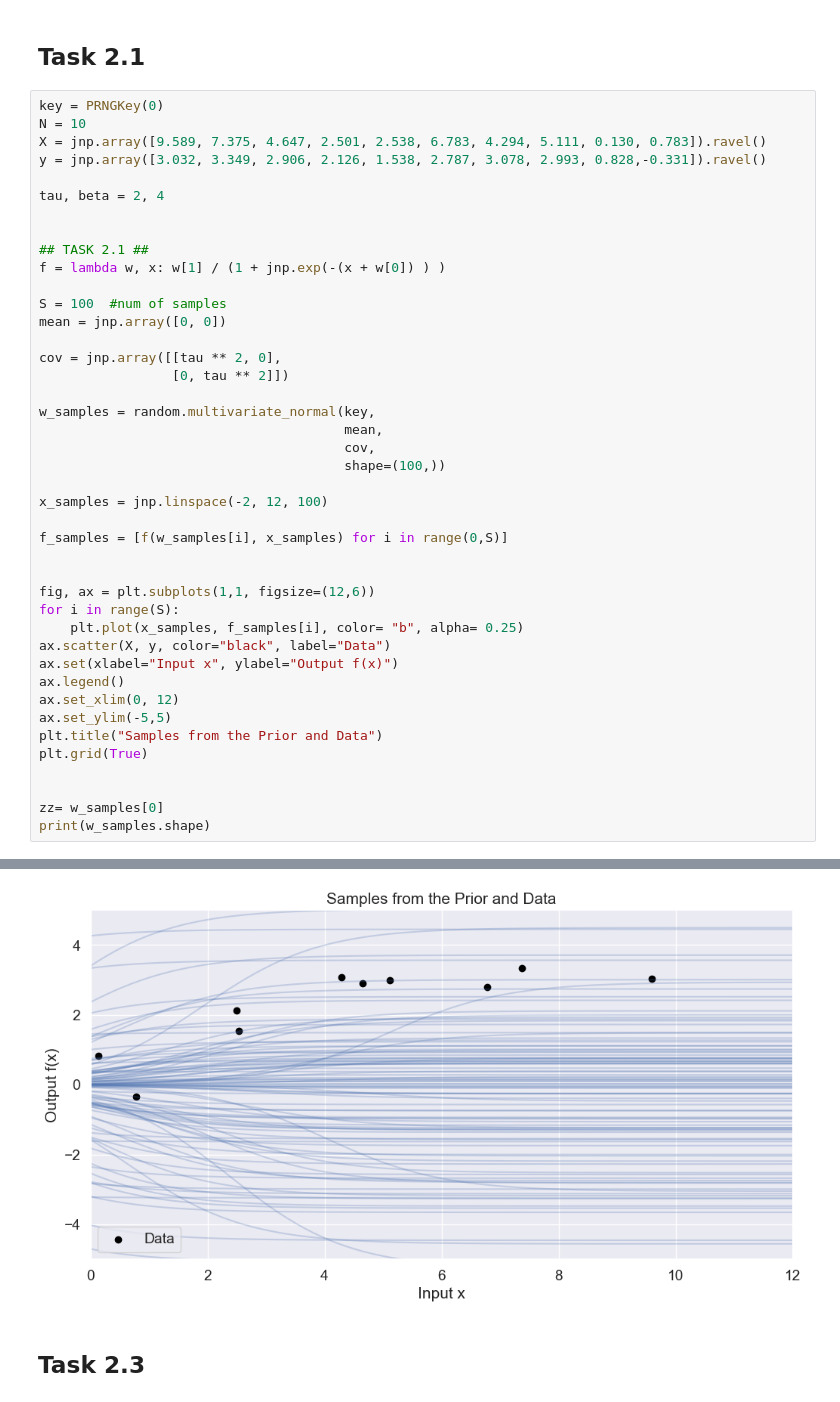
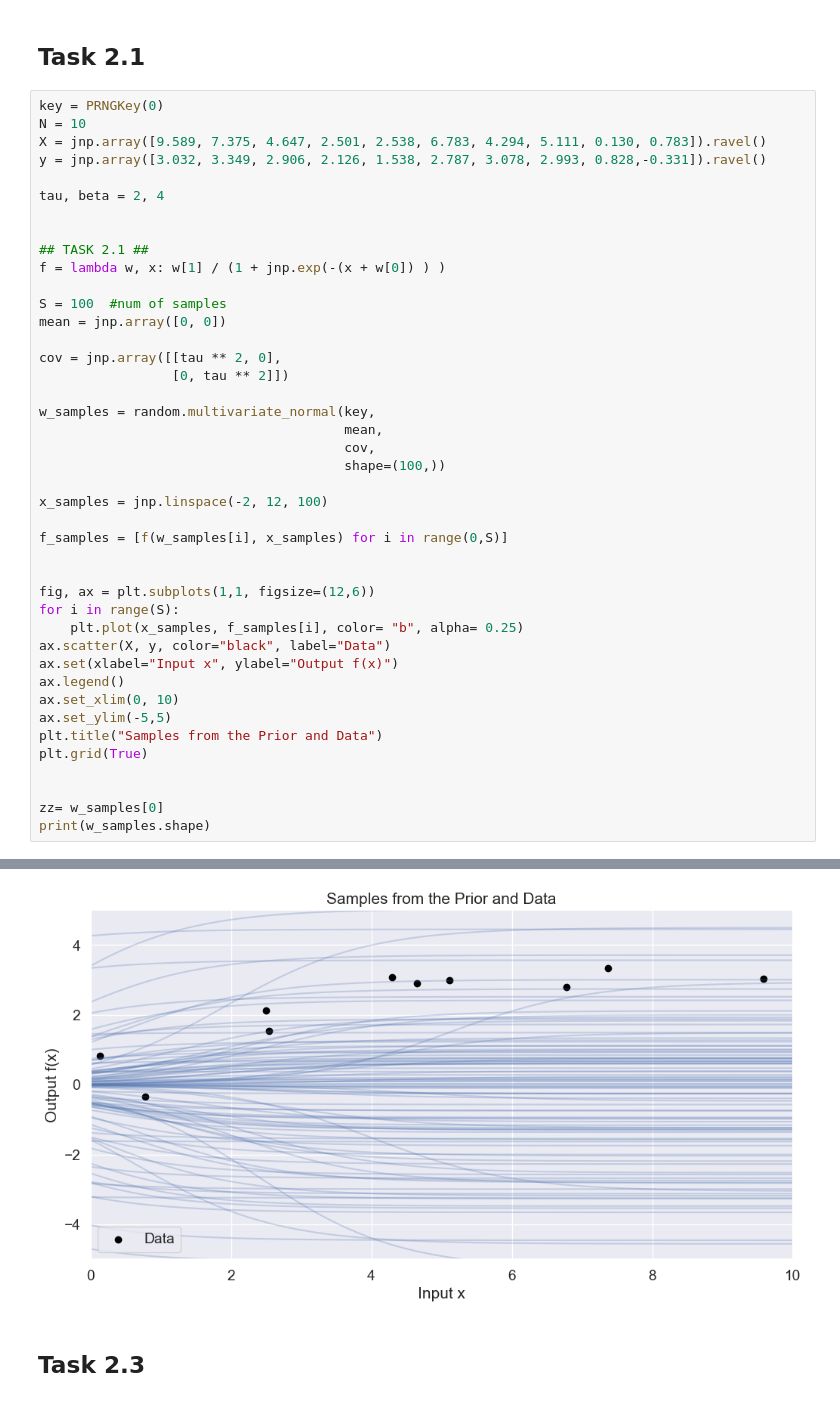
Before and after one commit to lovomanuel/bayesian-project, a Jupyter notebook: Assignment_2/Task_2.ipynb, the cells around one changed output, grey strips where cells are left out. Saved outputs shown, nothing was run; the diff lists cells and outputs as text.

```diff
--- a/Assignment_2/Task_2.ipynb
+++ b/Assignment_2/Task_2.ipynb
@@ -42,35 +42,35 @@ S = 100  #num of samples
 mean = jnp.array([0, 0])
 
 cov = jnp.array([[tau ** 2, 0],
                  [0, tau ** 2]])
 
 w_samples = random.multivariate_normal(key,
                                        mean,
                                        cov,
                                        shape=(100,))
 
 x_samples = jnp.linspace(-2, 12, 100)
 
 f_samples = [f(w_samples[i], x_samples) for i in range(0,S)]
 
 
 fig, ax = plt.subplots(1,1, figsize=(12,6))
 for i in range(S):
     plt.plot(x_samples, f_samples[i], color= "b", alpha= 0.25)
 ax.scatter(X, y, color="black", label="Data")
 ax.set(xlabel="Input x", ylabel="Output f(x)")
 ax.legend()
-ax.set_xlim(0, 12)
+ax.set_xlim(0, 10)
 ax.set_ylim(-5,5)
 plt.title("Samples from the Prior and Data")
 plt.grid(True)
 
 
 zz= w_samples[0]
 print(w_samples.shape)
 # %% [output]
 (100, 2)
-[figure, old version]
+[figure, new version]
 # %% [markdown]
 ## Task 2.3
 # %%
```
Also changed, not shown: parts of 7 cells of this notebook.
